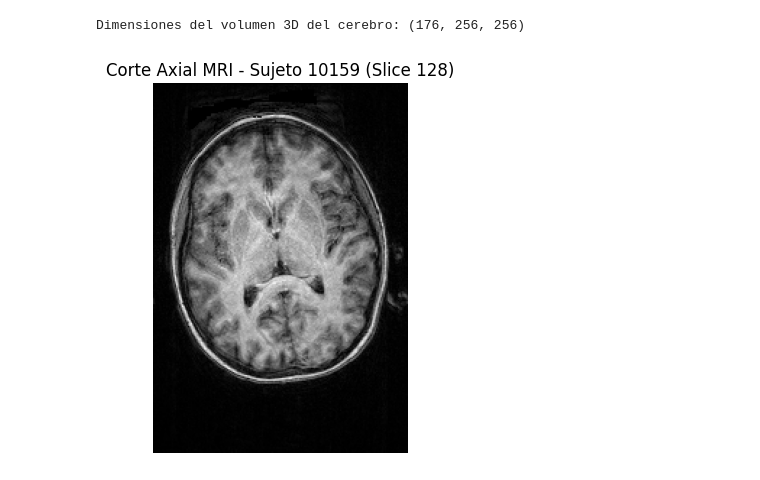
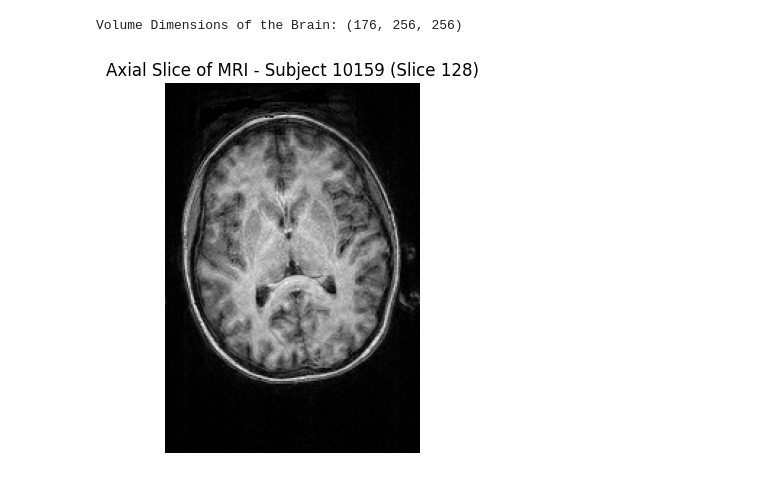
Before and after one commit to seba39399/cv-medical, a Jupyter notebook: scripts/data_verification.ipynb, the cells around one changed output. Saved outputs shown, nothing was run; the diff lists cells and outputs as text; code cells hidden in the pictures.

```diff
--- a/scripts/data_verification.ipynb
+++ b/scripts/data_verification.ipynb
@@ -4,26 +4,26 @@ import nibabel as nib
 import numpy as np
 import matplotlib.pyplot as plt
 # %%
-# Ruta de ejemplo a un sujeto descargado
+# Route example for a downloaded subject
 subject_path = r"C:\Users\juan_\Desktop\cv-medical\COBRE_Dataset\sub-10159\anat\sub-10159_T1w.nii.gz"
 
-# 1. Cargar el archivo NIfTI con nibabel
+# 1. Load the NIfTI file with nibabel
 nii_img = nib.load(subject_path)
 mri_data = nii_img.get_fdata()
 
-print(f"Dimensiones del volumen 3D del cerebro: {mri_data.shape}")
-# Por lo general te dará algo como (256, 256, 176)
+print(f"Volume Dimensions of the Brain: {mri_data.shape}")
+# Generally, this will give you something like (256, 256, 176)
 
-# 2. Extraer un corte (slice) central del cerebro en el eje axial
+# 2. Extract a central slice of the brain in the axial axis
 slice_idx = mri_data.shape[2] // 2
 axial_slice = mri_data[:, :, slice_idx]
 # %% [output]
-Dimensiones del volumen 3D del cerebro: (176, 256, 256)
+Volume Dimensions of the Brain: (176, 256, 256)
 # %%
-# 3. Visualizar rápido para verificar que cargó bien
+# 3. Quick visualization to verify that the data loaded correctly
 plt.imshow(axial_slice.T, cmap="gray", origin="lower")
-plt.title(f"Corte Axial MRI - Sujeto 10159 (Slice {slice_idx})")
+plt.title(f"Axial Slice of MRI - Subject 10159 (Slice {slice_idx})")
 plt.axis("off")
 plt.show()
 # %% [output]
-[figure, old version]
+[figure, new version]
```
Also changed, not shown: 2 other files.
